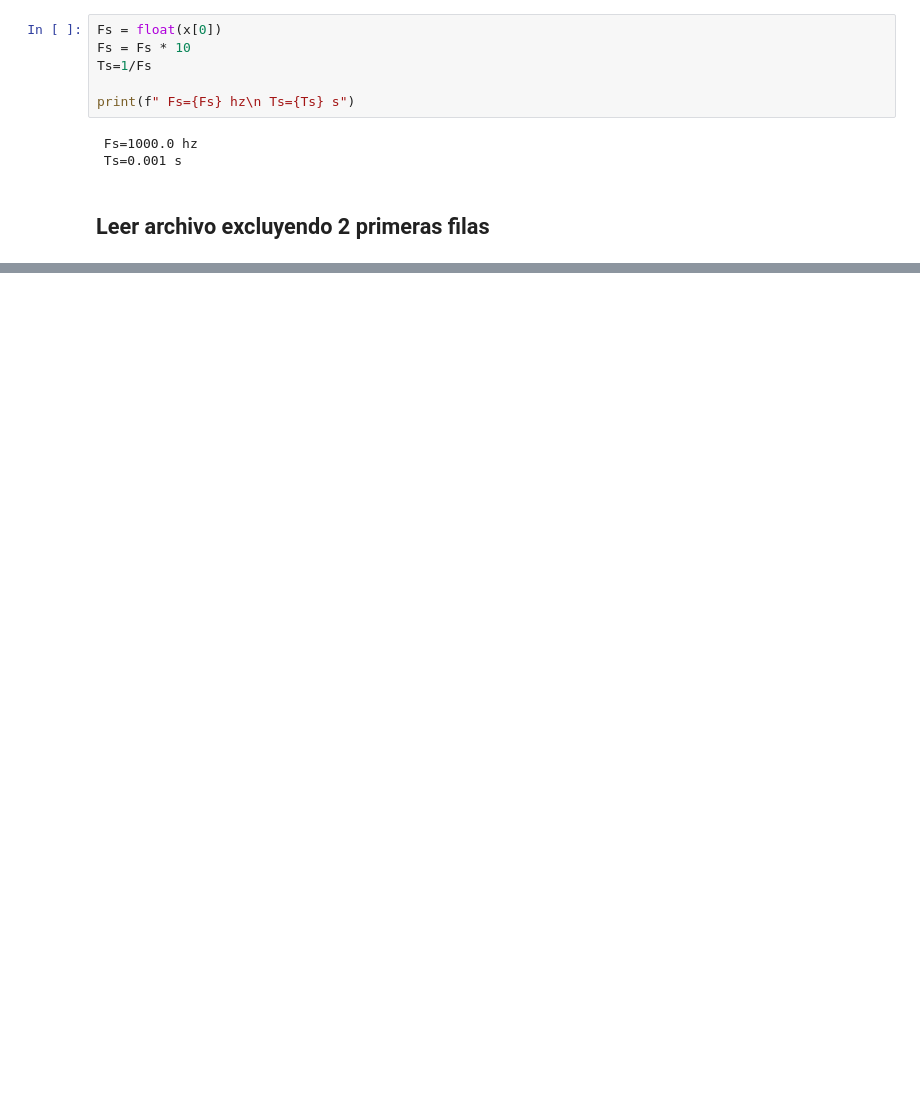
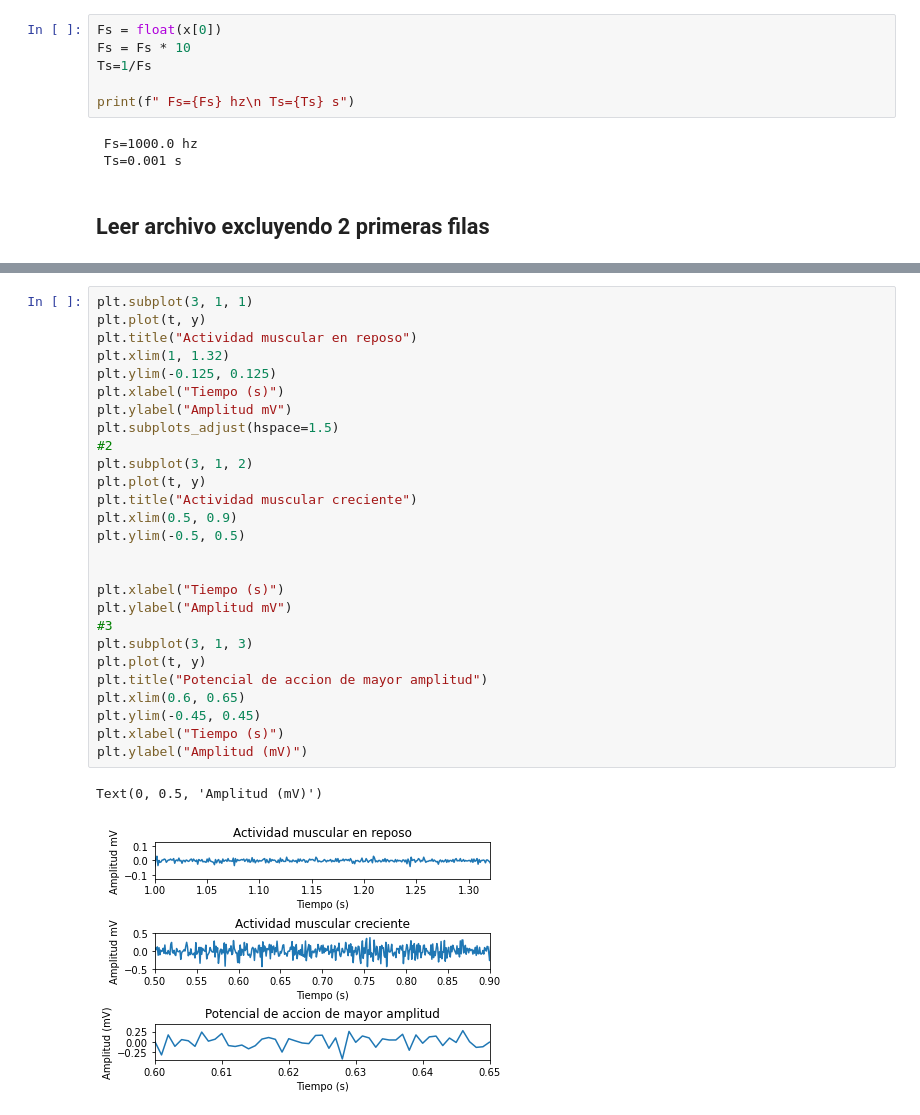
Before and after one commit to fruizg/Introduccion_de_senales, a Jupyter notebook: ISB/Laboratorios/Lab3_EMG/Lecturaseñal1.ipynb, the cells around one changed output, grey strips where cells are left out. Saved outputs shown, nothing was run; the diff lists cells and outputs as text; blank space fills up the shorter version.

```diff
--- a/ISB/Laboratorios/Lab3_EMG/Lecturaseñal1.ipynb
+++ b/ISB/Laboratorios/Lab3_EMG/Lecturaseñal1.ipynb
@@ -54,0 +57,30 @@ plt.show()
+# %%
+plt.subplot(3, 1, 1)
+plt.plot(t, y)
+plt.title("Actividad muscular en reposo")
+plt.xlim(1, 1.32)
+plt.ylim(-0.125, 0.125)
+plt.xlabel("Tiempo (s)")
+plt.ylabel("Amplitud mV")
+plt.subplots_adjust(hspace=1.5)
+#2
+plt.subplot(3, 1, 2)
+plt.plot(t, y)
+plt.title("Actividad muscular creciente")
+plt.xlim(0.5, 0.9)
+plt.ylim(-0.5, 0.5)
+
+
+plt.xlabel("Tiempo (s)")
+plt.ylabel("Amplitud mV")
+#3
+plt.subplot(3, 1, 3)
+plt.plot(t, y)
+plt.title("Potencial de accion de mayor amplitud")
+plt.xlim(0.6, 0.65)
+plt.ylim(-0.45, 0.45)
+plt.xlabel("Tiempo (s)")
+plt.ylabel("Amplitud (mV)")
+# %% [output]
+Text(0, 0.5, 'Amplitud (mV)')
+[figure, added]
```
Also changed, not shown: parts of 6 cells of this notebook, 2 other files.
